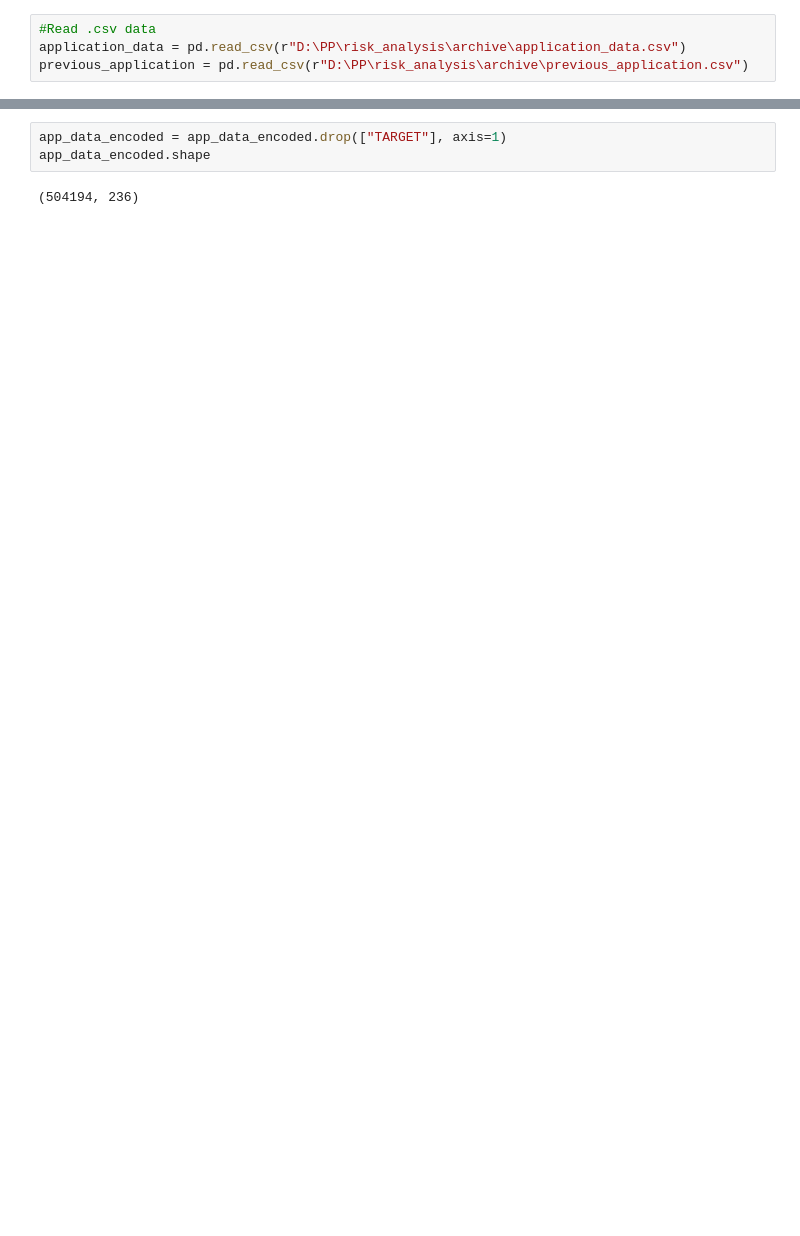
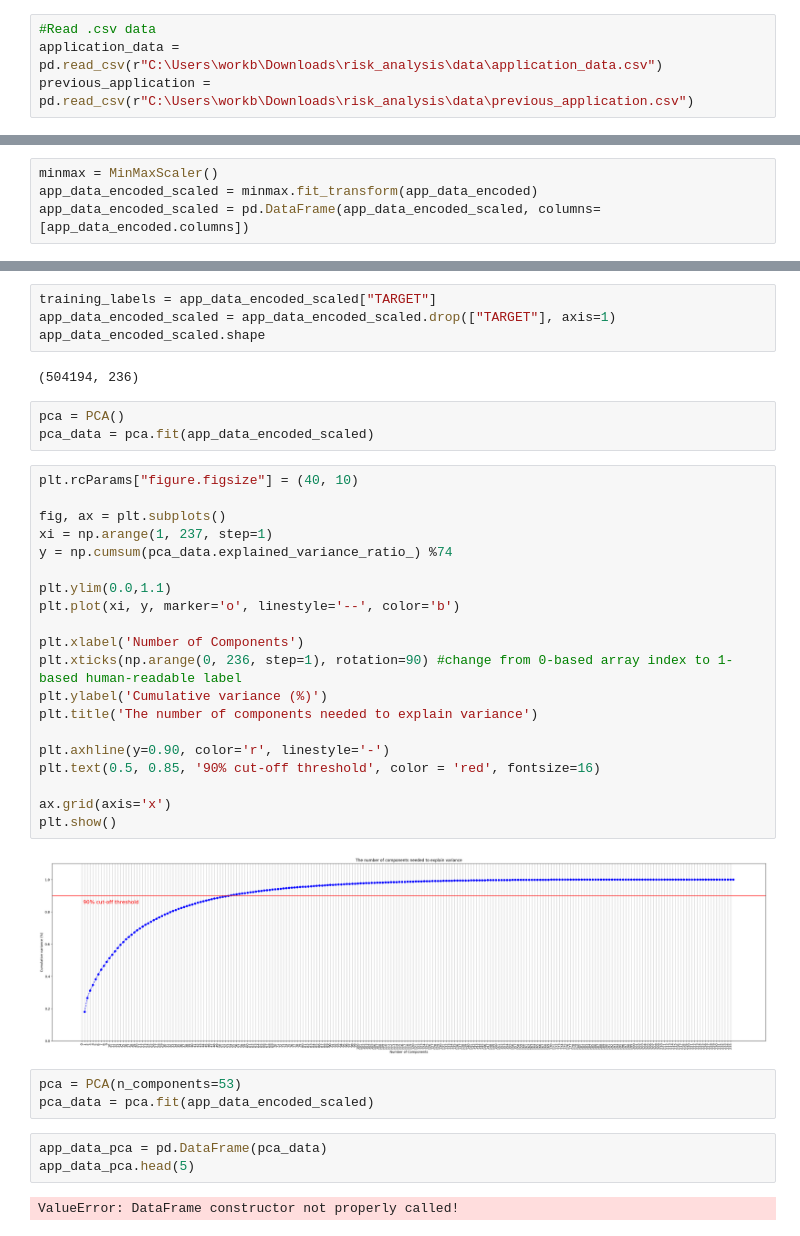
Before and after one commit to baoqdng/risk_analysis, a Jupyter notebook: EDA.ipynb, the cells around one changed output, grey strips where cells are left out. Cells and saved outputs as stored; diff of their text form; blank space fills up the shorter version.

```diff
--- a/EDA.ipynb
+++ b/EDA.ipynb
@@ -22,8 +24,8 @@ warnings.filterwarnings("ignore")
 # 2. Load data
 # %%
 #Read .csv data
-application_data = pd.read_csv(r"D:\PP\risk_analysis\archive\application_data.csv")
-previous_application = pd.read_csv(r"D:\PP\risk_analysis\archive\previous_application.csv")
+application_data = pd.read_csv(r"C:\Users\workb\Downloads\risk_analysis\data\application_data.csv")
+previous_application = pd.read_csv(r"C:\Users\workb\Downloads\risk_analysis\data\previous_application.csv")
 # %% [markdown]
 ## 2.1. Application data
 # %%
@@ -610,0 +619,4 @@ dtype: int64
+# %%
+minmax = MinMaxScaler()
+app_data_encoded_scaled = minmax.fit_transform(app_data_encoded)
+app_data_encoded_scaled = pd.DataFrame(app_data_encoded_scaled, columns=[app_data_encoded.columns])
@@ -627,5 +637,39 @@ training_labels = app_data_encoded["TARGET"]
 # %%
-app_data_encoded = app_data_encoded.drop(["TARGET"], axis=1)
-app_data_encoded.shape
+training_labels = app_data_encoded_scaled["TARGET"]
+app_data_encoded_scaled = app_data_encoded_scaled.drop(["TARGET"], axis=1)
+app_data_encoded_scaled.shape
 # %% [output]
 (504194, 236)
+# %%
+pca = PCA()
+pca_data = pca.fit(app_data_encoded_scaled)
+# %%
+plt.rcParams["figure.figsize"] = (40, 10)
+
+fig, ax = plt.subplots()
+xi = np.arange(1, 237, step=1)
+y = np.cumsum(pca_data.explained_variance_ratio_) %74
+
+plt.ylim(0.0,1.1)
+plt.plot(xi, y, marker='o', linestyle='--', color='b')
+
+plt.xlabel('Number of Components')
+plt.xticks(np.arange(0, 236, step=1), rotation=90) #change from 0-based array index to 1-based human-readable label
+plt.ylabel('Cumulative variance (%)')
+plt.title('The number of components needed to explain variance')
+
+plt.axhline(y=0.90, color='r', linestyle='-')
+plt.text(0.5, 0.85, '90% cut-off threshold', color = 'red', fontsize=16)
+
+ax.grid(axis='x')
+plt.show()
+# %% [output]
+[figure, added]
+# %%
+pca = PCA(n_components=53)
+pca_data = pca.fit(app_data_encoded_scaled)
+# %%
+app_data_pca = pd.DataFrame(pca_data)
+app_data_pca.head(5)
+# %% [output]
+ValueError: DataFrame constructor not properly called!
```
Also changed, not shown: parts of 7 cells of this notebook.
